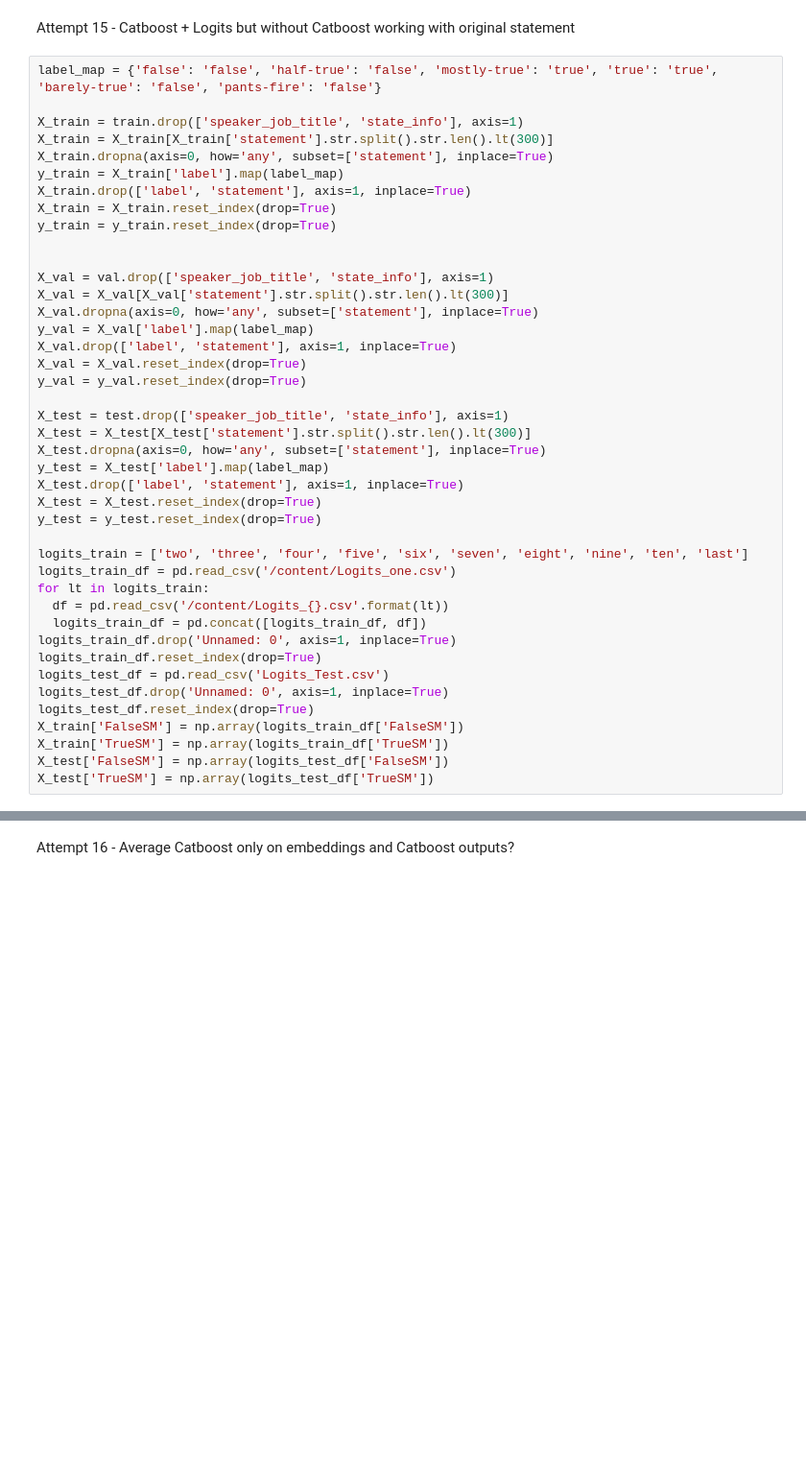
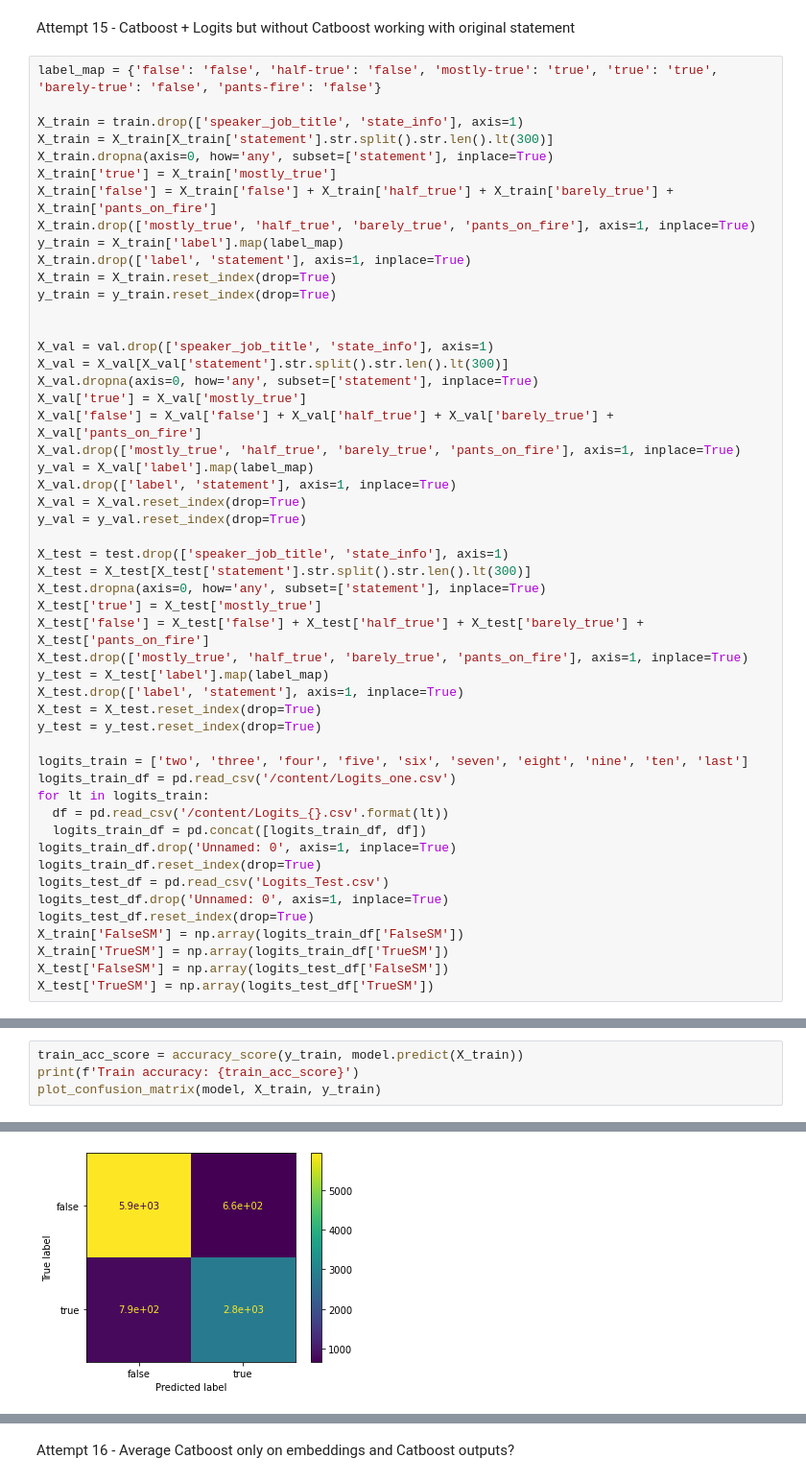
Before and after one commit to sshetkar3858/EE461P_Final_Project_Fake_News_Classifier, a Jupyter notebook: liar/catboost_exploration.ipynb, the cells around one changed output, grey strips where cells are left out. Shown at 96% size. Drawn from its saved outputs; the diff is of its cells as text; blank space fills up the shorter version.

```diff
--- a/liar/catboost_exploration.ipynb
+++ b/liar/catboost_exploration.ipynb
@@ -1591,6 +1638,9 @@ label_map = {'false': 'false', 'half-true': 'false', 'mostly-true': 'true', 'tru
 X_train = train.drop(['speaker_job_title', 'state_info'], axis=1)
 X_train = X_train[X_train['statement'].str.split().str.len().lt(300)]
 X_train.dropna(axis=0, how='any', subset=['statement'], inplace=True)
+X_train['true'] = X_train['mostly_true']
+X_train['false'] = X_train['false'] + X_train['half_true'] + X_train['barely_true'] + X_train['pants_on_fire']
+X_train.drop(['mostly_true', 'half_true', 'barely_true', 'pants_on_fire'], axis=1, inplace=True)
 y_train = X_train['label'].map(label_map)
 X_train.drop(['label', 'statement'], axis=1, inplace=True)
 X_train = X_train.reset_index(drop=True)
@@ -1600,6 +1650,9 @@ y_train = y_train.reset_index(drop=True)
 X_val = val.drop(['speaker_job_title', 'state_info'], axis=1)
 X_val = X_val[X_val['statement'].str.split().str.len().lt(300)]
 X_val.dropna(axis=0, how='any', subset=['statement'], inplace=True)
+X_val['true'] = X_val['mostly_true']
+X_val['false'] = X_val['false'] + X_val['half_true'] + X_val['barely_true'] + X_val['pants_on_fire']
+X_val.drop(['mostly_true', 'half_true', 'barely_true', 'pants_on_fire'], axis=1, inplace=True)
 y_val = X_val['label'].map(label_map)
 X_val.drop(['label', 'statement'], axis=1, inplace=True)
 X_val = X_val.reset_index(drop=True)
@@ -1608,6 +1661,9 @@ y_val = y_val.reset_index(drop=True)
 X_test = test.drop(['speaker_job_title', 'state_info'], axis=1)
 X_test = X_test[X_test['statement'].str.split().str.len().lt(300)]
 X_test.dropna(axis=0, how='any', subset=['statement'], inplace=True)
+X_test['true'] = X_test['mostly_true']
+X_test['false'] = X_test['false'] + X_test['half_true'] + X_test['barely_true'] + X_test['pants_on_fire']
+X_test.drop(['mostly_true', 'half_true', 'barely_true', 'pants_on_fire'], axis=1, inplace=True)
 y_test = X_test['label'].map(label_map)
 X_test.drop(['label', 'statement'], axis=1, inplace=True)
 X_test = X_test.reset_index(drop=True)
@@ -1635,0 +1710,5 @@ model, y_test_preds = out15
+# %%
+train_acc_score = accuracy_score(y_train, model.predict(X_train))
+print(f'Train accuracy: {train_acc_score}')
+plot_confusion_matrix(model, X_train, y_train)
+# %% [output]
@@ -1636,3 +1717,4 @@ model, y_test_preds = out15
+[figure, added]
 # %%
 test_acc_score = accuracy_score(y_test, y_test_preds)
 print(f'Test accuracy: {test_acc_score}')
```
Also changed, not shown: parts of 18 cells of this notebook, 3 other files.
